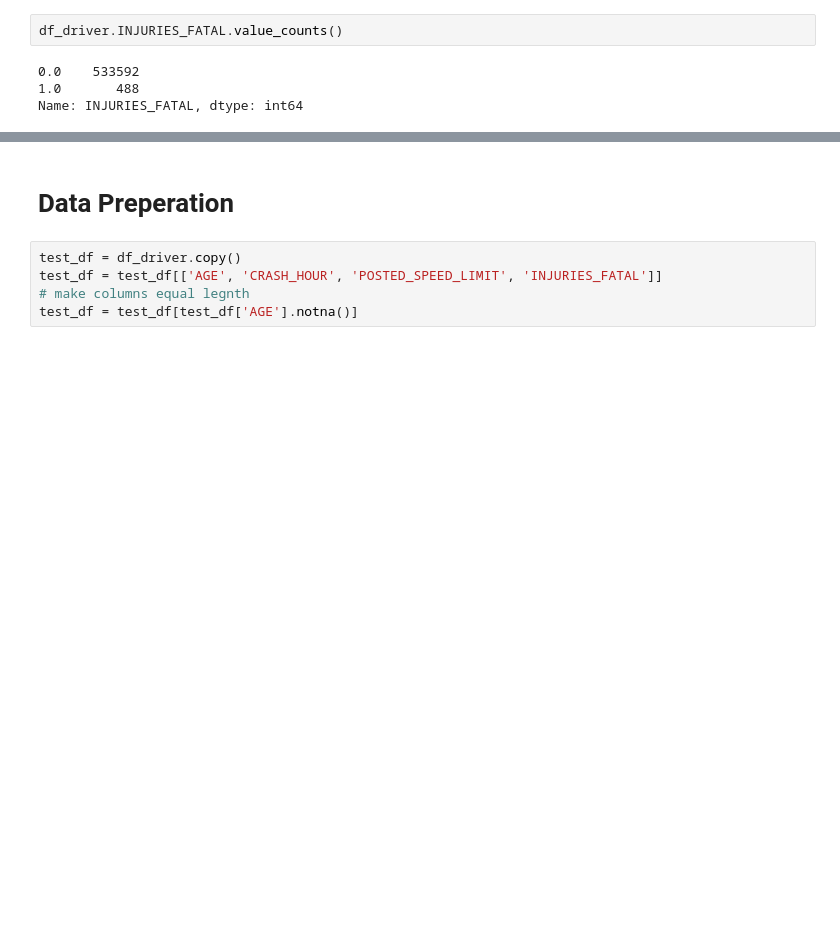
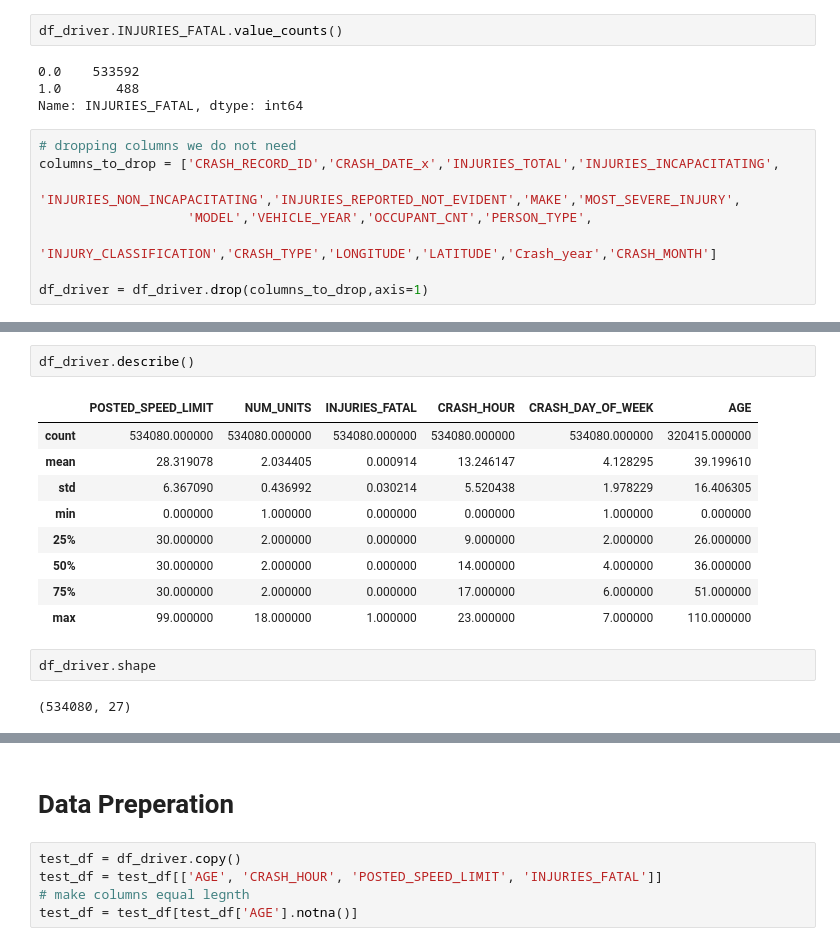
Before and after one commit to meowkaiser/Chicago_Car_Crashes_Project, a Jupyter notebook: Deja.ipynb, the cells around one changed output, grey strips where cells are left out. Saved outputs shown, nothing was run; the diff lists cells and outputs as text; blank space fills up the shorter version.

```diff
--- a/Deja.ipynb
+++ b/Deja.ipynb
@@ -233,3 +233,11 @@ df_driver.INJURIES_FATAL.value_counts()
 0.0    533592
 1.0       488
 Name: INJURIES_FATAL, dtype: int64
+# %%
+# dropping columns we do not need
+columns_to_drop = ['CRASH_RECORD_ID','CRASH_DATE_x','INJURIES_TOTAL','INJURIES_INCAPACITATING',
+                   'INJURIES_NON_INCAPACITATING','INJURIES_REPORTED_NOT_EVIDENT','MAKE','MOST_SEVERE_INJURY',
+                   'MODEL','VEHICLE_YEAR','OCCUPANT_CNT','PERSON_TYPE',
+                   'INJURY_CLASSIFICATION','CRASH_TYPE','LONGITUDE','LATITUDE','Crash_year','CRASH_MONTH']
+
+df_driver = df_driver.drop(columns_to_drop,axis=1)
@@ -235,0 +264,16 @@ Name: INJURIES_FATAL, dtype: int64
+# %%
+df_driver.describe()
+# %% [output]
+|  | POSTED_SPEED_LIMIT | NUM_UNITS | INJURIES_FATAL | CRASH_HOUR | CRASH_DAY_OF_WEEK | AGE |
+| count | 534080.000000 | 534080.000000 | 534080.000000 | 534080.000000 | 534080.000000 | 320415.000000 |
+| mean | 28.319078 | 2.034405 | 0.000914 | 13.246147 | 4.128295 | 39.199610 |
+| std | 6.367090 | 0.436992 | 0.030214 | 5.520438 | 1.978229 | 16.406305 |
+| min | 0.000000 | 1.000000 | 0.000000 | 0.000000 | 1.000000 | 0.000000 |
+| 25% | 30.000000 | 2.000000 | 0.000000 | 9.000000 | 2.000000 | 26.000000 |
+| 50% | 30.000000 | 2.000000 | 0.000000 | 14.000000 | 4.000000 | 36.000000 |
+| 75% | 30.000000 | 2.000000 | 0.000000 | 17.000000 | 6.000000 | 51.000000 |
+| max | 99.000000 | 18.000000 | 1.000000 | 23.000000 | 7.000000 | 110.000000 |
+# %%
+df_driver.shape
+# %% [output]
+(534080, 27)
```
Also changed, not shown: parts of 19 cells of this notebook.
